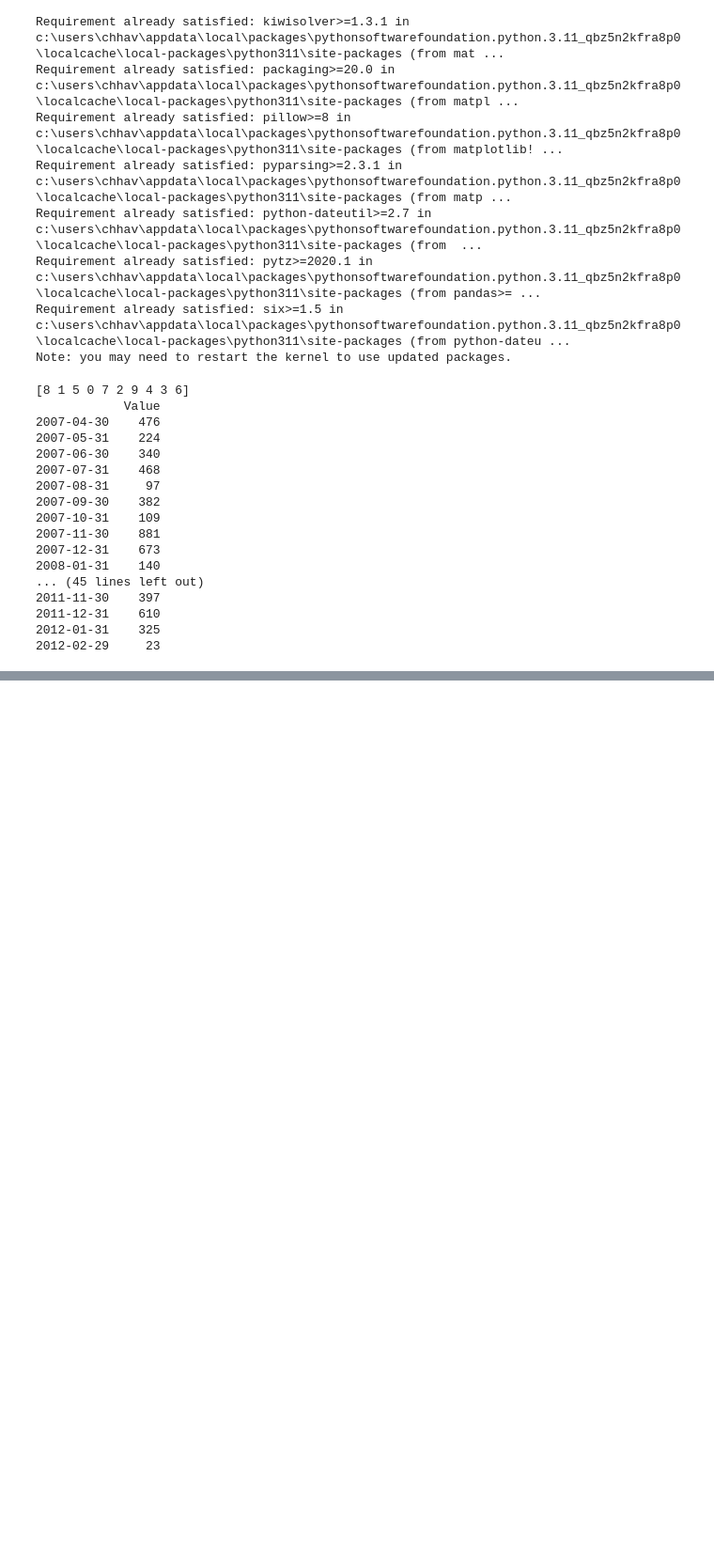
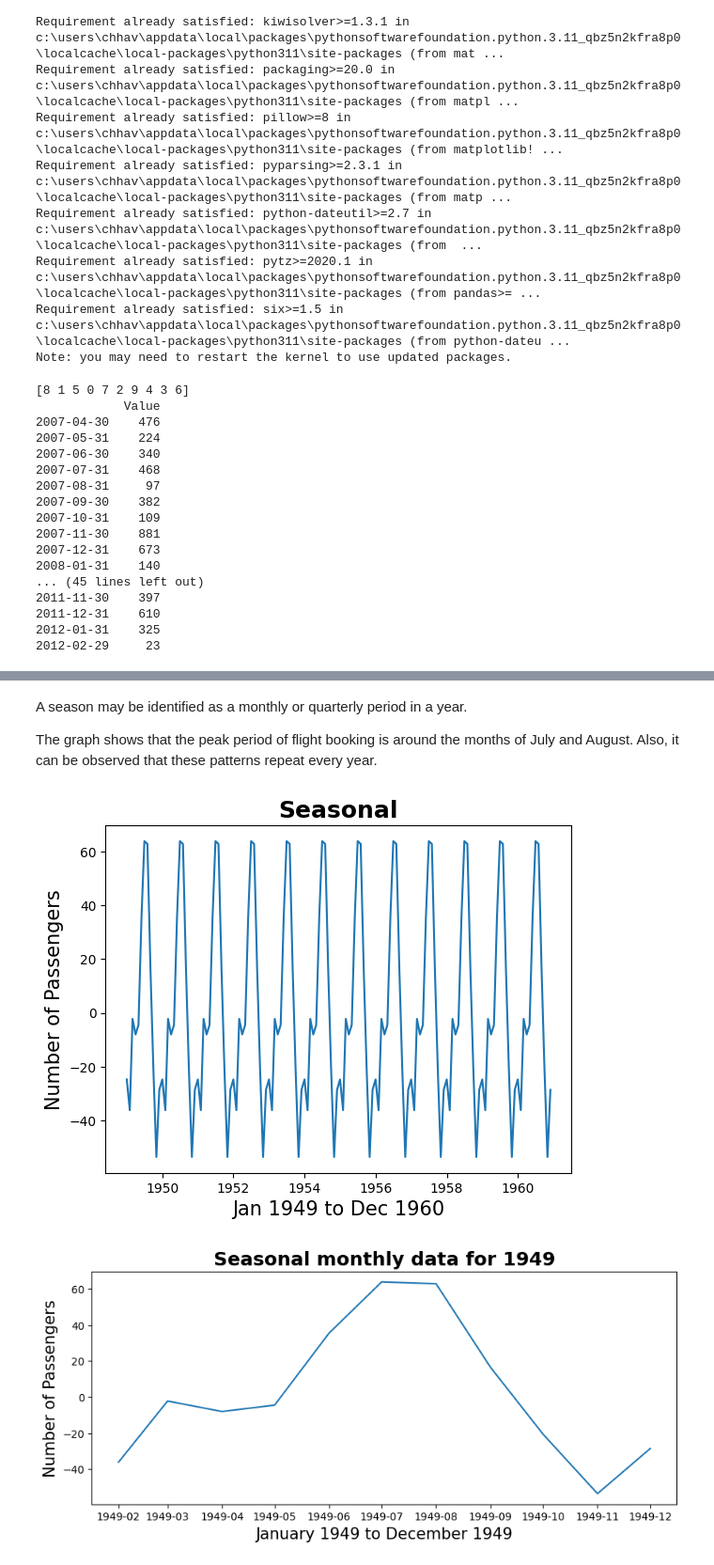
Before and after one commit to AdixSasuke/TimeSeriesAnalysis, a Jupyter notebook: Learning.ipynb, the cells around one changed output, grey strips where cells are left out. Shown at 94% size. Drawn from its saved outputs; the diff is of its cells as text; code cells hidden in the pictures; blank space fills up the shorter version.

```diff
--- a/Learning.ipynb
+++ b/Learning.ipynb
@@ -75,0 +119,23 @@ In the AirPassengers dataset, the graph shows that between 1949 and 1960 the num
+# %% [markdown]
+A season may be identified as a monthly or quarterly period in a year.
+
+The graph shows that the peak period of flight booking is around the months of July and August. Also, it can be observed that these patterns repeat every year.
+# %%
+#importing libraries
+import matplotlib.pyplot as plt
+# Visualizing seasonality of Airpassengers data
+plt.plot(seasonal_decompose(AirPassengers).seasonal)
+plt.xlabel('Jan 1949 to Dec 1960', fontsize=15)
+plt.ylabel('Number of Passengers', fontsize=15)
+plt.title('Seasonal', weight='bold', fontsize=18)
+plt.show()
+# Visualizing seasonality of Airpassengers data for year 1949
+plt.figure(figsize=(10, 4))
+plt.plot(seasonal_decompose(AirPassengers).seasonal.iloc[1:12])
+plt.xlabel('January 1949 to December 1949', fontsize=15)
+plt.ylabel('Number of Passengers', fontsize=15)
+plt.title('Seasonal monthly data for 1949', weight='bold', fontsize=18)
+plt.show()
+# %% [output]
+[figure, added]
+[figure, added]
```
Also changed, not shown: parts of 3 cells of this notebook, 1 other file.
